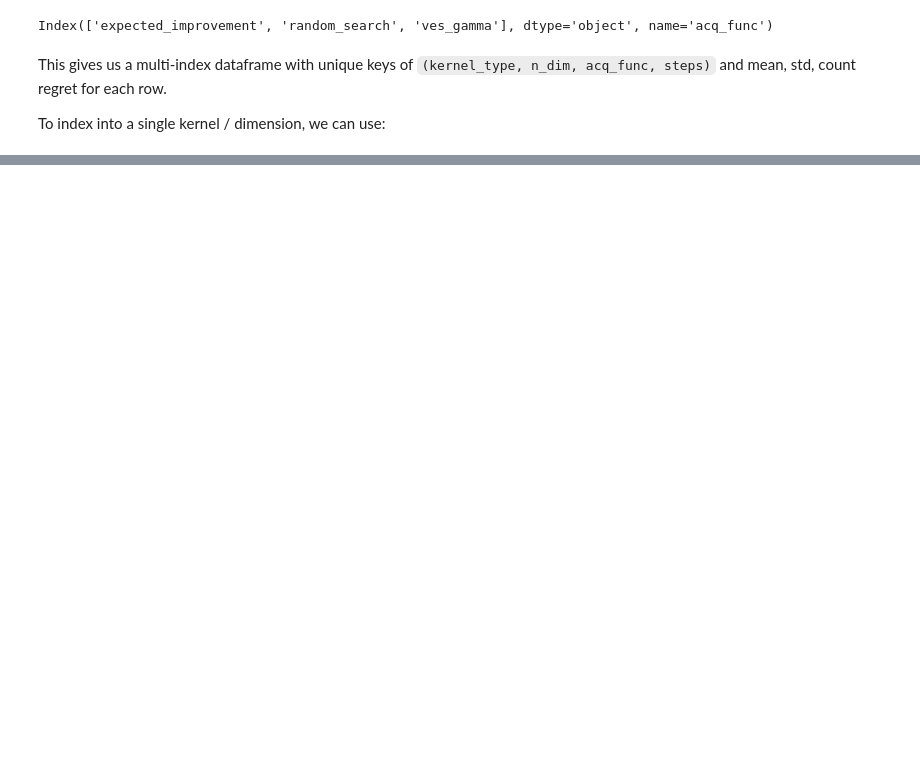
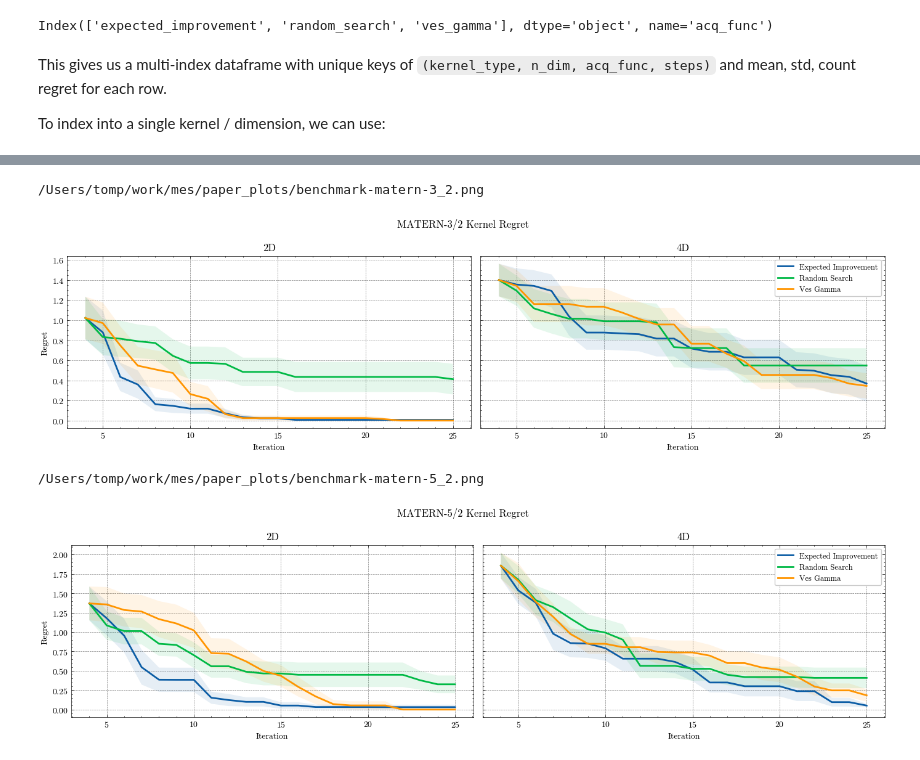
Before and after one commit to graphcore-research/mes, a Jupyter notebook: paper_plots/analyze.ipynb, the cells around one changed output, grey strips where cells are left out. Drawn from its saved outputs; the diff is of its cells as text; code cells hidden in the pictures; blank space fills up the shorter version.

```diff
--- a/paper_plots/analyze.ipynb
+++ b/paper_plots/analyze.ipynb
@@ -188,0 +106,52 @@ for kernel_type in regret_df.index.get_level_values('kernel_type').unique():
+# %%
+def plot_best_lines(df, hps_search, save_dir=None):
+    # flatten columns -> 'regret_mean', etc.
+    flat = df.copy()
+    if isinstance(flat.columns, pd.MultiIndex):
+        flat.columns = ['_'.join(map(str, c)).strip('_') for c in flat.columns]
+    flat = flat.reset_index()
+
+    for kt, kdf in flat.groupby('kernel_type'):
+        n_dims = sorted(kdf['n_dim'].unique())
+        fig, axes = plt.subplots(1, len(n_dims), figsize=(14, 4), sharey=True)
+        if len(n_dims) == 1: axes = [axes]
+
+        for ax, nd in zip(axes, n_dims):
+            sub = kdf.query("n_dim == @nd")
+            for acq in sorted(sub['acq_func'].unique()):
+                idx = int(hps_search.loc[(kt, nd, acq), 'index'])
+                row = flat.iloc[idx]
+                len_v, lr_v, wd_v, it_v = row['len_scale'], row['lr'], row['wd'], row['max_iters']
+
+                best = sub.query(
+                    "acq_func == @acq and len_scale == @len_v and lr == @lr_v and "
+                    "wd == @wd_v and max_iters == @it_v"
+                ).sort_values('steps')
+
+                x, y = best['steps'].to_numpy(), best['regret_mean'].to_numpy()
+                ax.plot(x, y, label=acq.replace('_',' ').title(), linewidth=2)
+
+                se = best['regret_std'].to_numpy() / np.sqrt(best['regret_count'].to_numpy())
+                ax.fill_between(x, y - se, y + se, alpha=0.1)
+
+                # if acq == 'ves_gamma' and 'regret_min' in best.columns:
+                #     ax.plot(x, best['regret_min'].to_numpy(), '--', label=f"{acq.title()} Min", linewidth=2)
+
+            ax.set_title(f"{nd}D")
+            ax.set_xlabel("Iteration")
+        axes[0].set_ylabel("Regret")
+        axes[-1].legend(fontsize=9)
+        fig.suptitle(f"{kt.upper()} Kernel Regret")
+        plt.tight_layout()
+        if save_dir:
+            p = Path(save_dir) / f"benchmark-{kt.replace('/','_')}.png"
+            fig.savefig(p, dpi=300)
+            print(p)
+        plt.show()
+
+plot_best_lines(df, hps_search, save_dir=SAVE_DIR)
+# %% [output]
+/Users/tomp/work/mes/paper_plots/benchmark-matern-3_2.png
+[figure, added]
+/Users/tomp/work/mes/paper_plots/benchmark-matern-5_2.png
+[figure, added]
```
Also changed, not shown: parts of 7 cells of this notebook.
